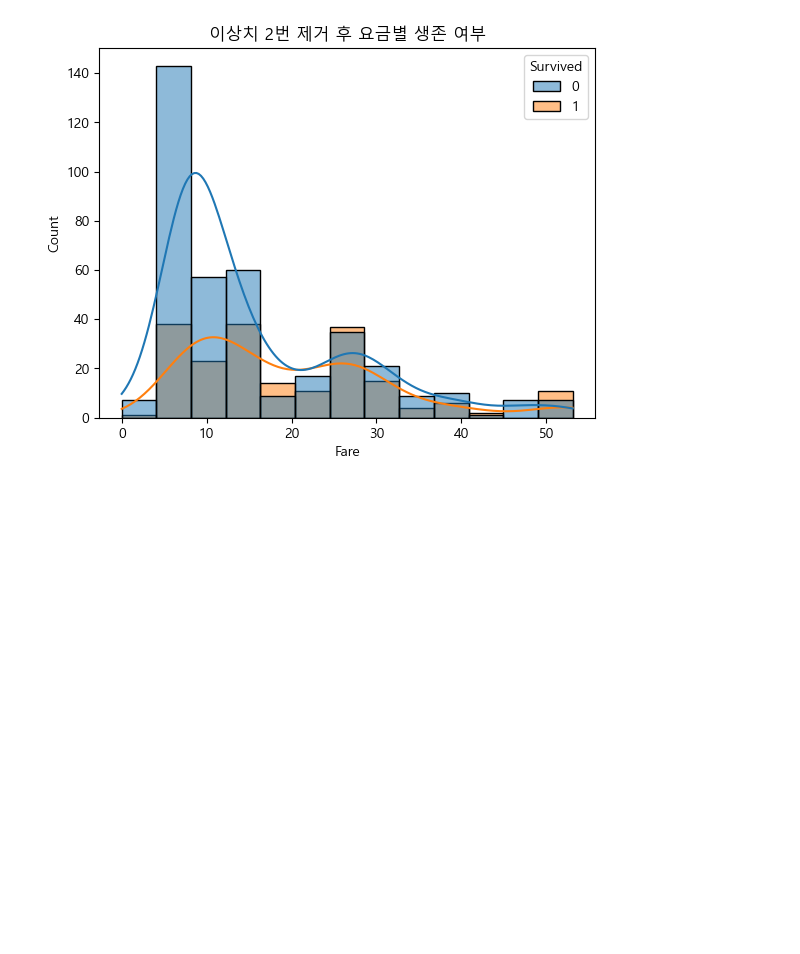
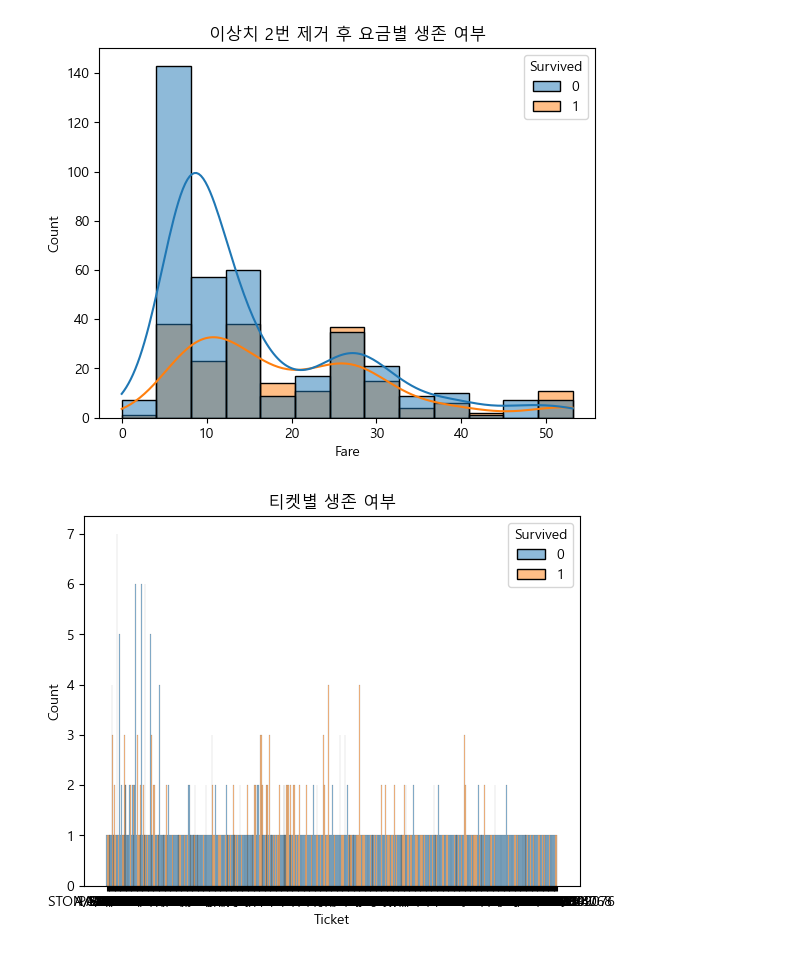
Before and after one commit to SSSanga/study_data_analytics, a Jupyter notebook: codes/EDA/TitanicFromDisaster_quest.ipynb, the cells around one changed output. Cells and saved outputs as stored; diff of their text form; code cells hidden in the pictures; blank space fills up the shorter version.

```diff
--- a/codes/EDA/TitanicFromDisaster_quest.ipynb
+++ b/codes/EDA/TitanicFromDisaster_quest.ipynb
@@ -424,3 +424,9 @@ plt.title('이상치 2번 제거 후 요금별 생존 여부')
 plt.show()
 # %% [output]
 [figure]
+# %%
+sns.histplot(data=df_TFD_drop, x='Ticket',hue='Survived')
+plt.title('티켓별 생존 여부')
+plt.show()
+# %% [output]
+[figure, added]
```
Also changed, not shown: 2 other files.
